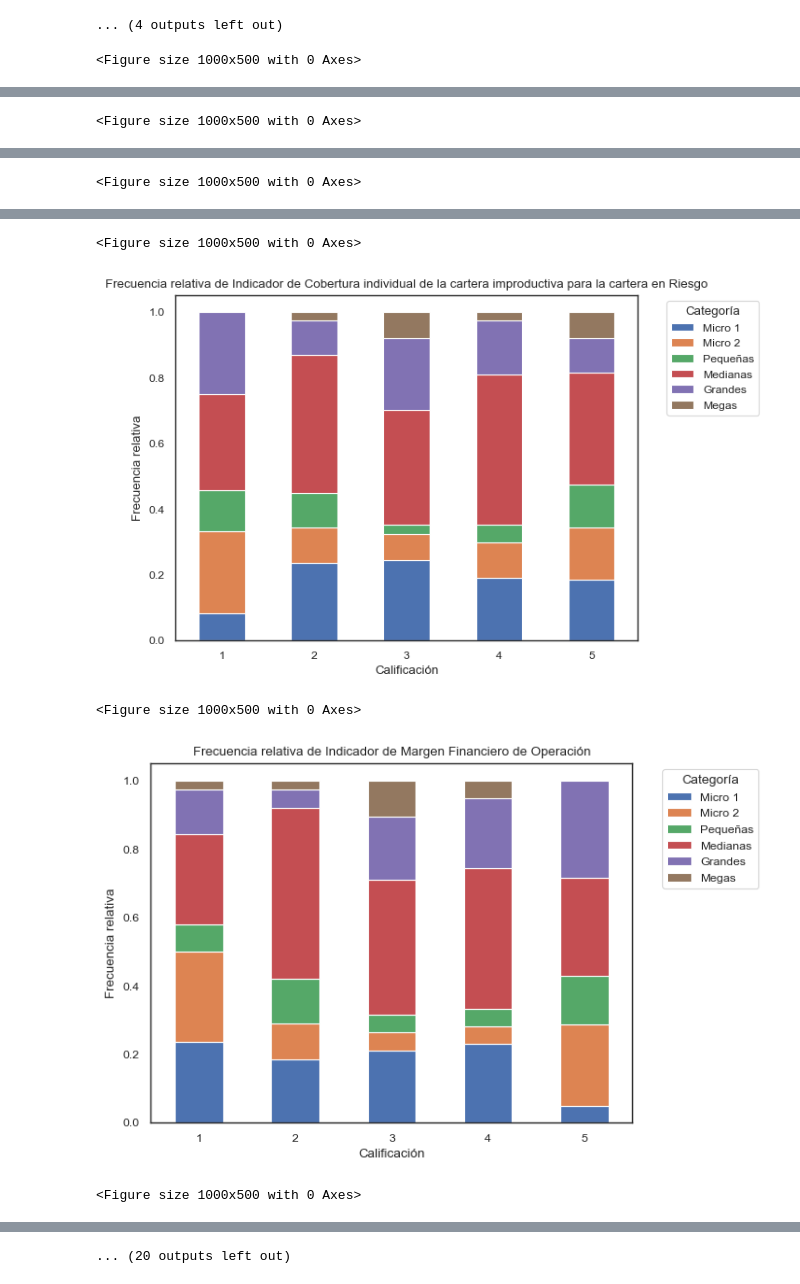
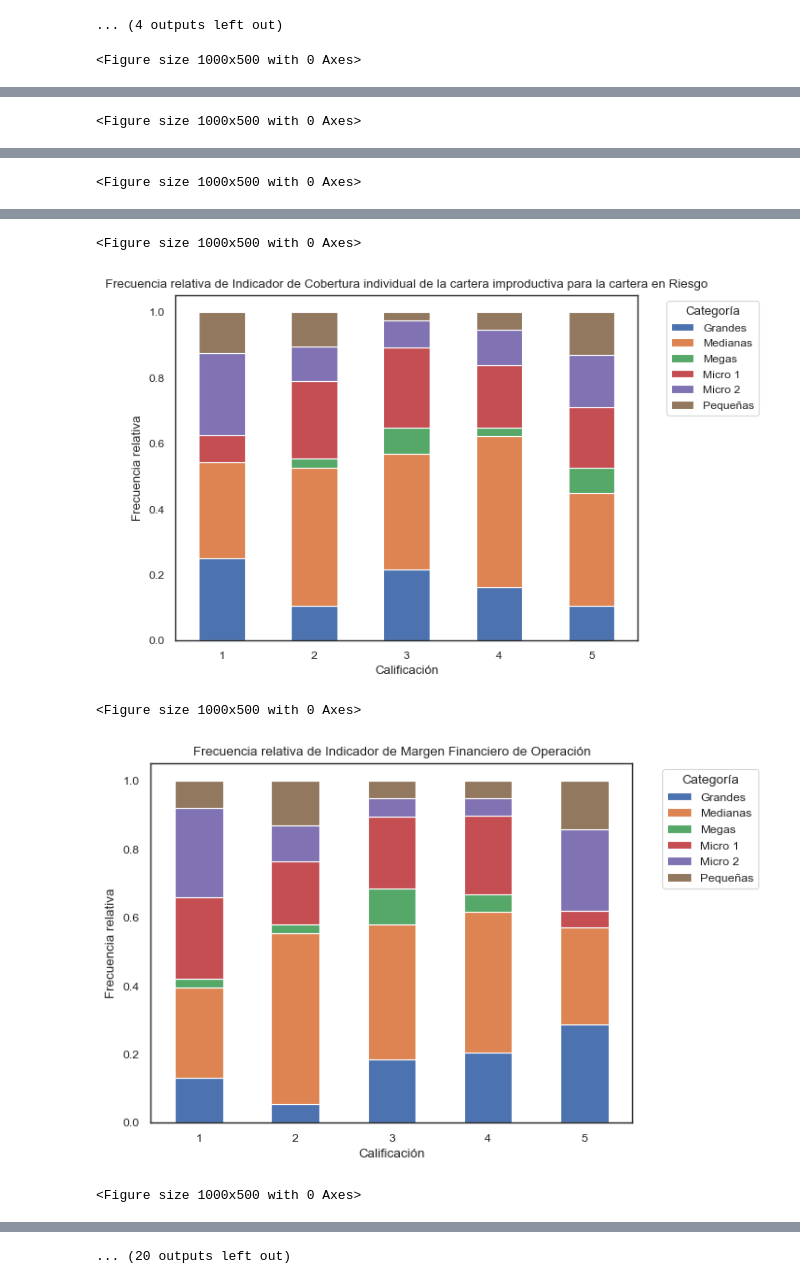
Before and after one commit to jhquiza/proyecto-riesgos, a Jupyter notebook: camel/Análisis resultados CAMEL.ipynb, the cells around one changed output, grey strips where cells are left out. Cells and saved outputs as stored; diff of their text form; code cells hidden in the pictures.

Commit message:
Actualización notebook "Análisis resultados CAMEL"

```diff
--- a/camel/Análisis resultados CAMEL.ipynb
+++ b/camel/Análisis resultados CAMEL.ipynb
@@ -13,15 +13,15 @@ sns.set_context("paper")
 data_dir = Path().resolve().parent / "data" / "camel"
 filepath = data_dir / "Calificaciones_CAMEL.csv"
 df=pd.read_csv(filepath)
-df.rename(columns={'categoria': 'Categoría'}, inplace=True)
-df['Categoría'] = pd.Categorical(
-    df['Categoría'],
-    categories=['Micro 1', 'Micro 2', 'Pequeñas', 'Medianas', 'Grandes', 'Megas'],
-    ordered=True
-    )
-indicadores = df.select_dtypes(include=['int64']).columns.tolist()
-for indicador in indicadores:
-    df[indicador] = pd.Categorical(df[indicador], ordered=True)
+#df.rename(columns={'categoria': 'Categoría'}, inplace=True)
+# df['Categoría'] = pd.Categorical(
+#     df['Categoría'],
+#     categories=['Micro 1', 'Micro 2', 'Pequeñas', 'Medianas', 'Grandes', 'Megas'],
+#     ordered=True
+#     )
+# indicadores = df.select_dtypes(include=['int64']).columns.tolist()
+# for indicador in indicadores:
+#     df[indicador] = pd.Categorical(df[indicador], ordered=True)
 df.head()
 # %% [output]
 |  | ID_cooperativa | Activo Productivo | Estructura de Balance | Indicador de Cobertura de la Cart... | Indicador de Cobertura individual... | ... |
@@ -52,0 +122,9 @@ memory usage: 10.6+ KB
+# %%
+# 3. Identificar qué indicadores impactan más el score ponderado
+# Correlación de todos los indicadores 1-5 con el score final
+indicadores = df.columns[1:17]
+df[indicadores].apply(
+    lambda x: x.corr(
+        df['CAMEL_score_sin_ponderar'], method='spearman'
+    )
+).sort_values(ascending=False)
@@ -52,0 +149,7 @@ memory usage: 10.6+ KB
+# %%
+# Diferencias extremas entre ponderado y sin ponderar
+df['diff_abs'] = (df['CAMEL_score_ponderado'] - df['CAMEL_score_sin_ponderar']).abs()
+df.sort_values(
+    'diff_abs', ascending=False
+    )[['ID_cooperativa', 'categoria', 'CAMEL_score_ponderado',
+    'CAMEL_score_sin_ponderar', 'diff_abs']].head(5)
@@ -71,7 +205,7 @@ for indicador in indicadores:
 ... (4 outputs left out)
 # %%
 for indicador in indicadores:
-    tabla_contingencia = pd.crosstab(df[indicador], df['Categoría'], normalize='index')
+    tabla_contingencia = pd.crosstab(df[indicador], df['categoria'], normalize='index')
     plt.figure(figsize=(10, 5))
     tabla_contingencia.plot(kind='bar', stacked=True)
     plt.title(f'Frecuencia relativa de {indicador}')
@@ -90,5 +224,5 @@ for indicador in indicadores:
 <Figure size 1000x500 with 0 Axes>
-[figure, old version]
+[figure, new version]
 <Figure size 1000x500 with 0 Axes>
-[figure, old version]
+[figure, new version]
 <Figure size 1000x500 with 0 Axes>
```
Also changed, not shown: parts of 34 cells of this notebook.
